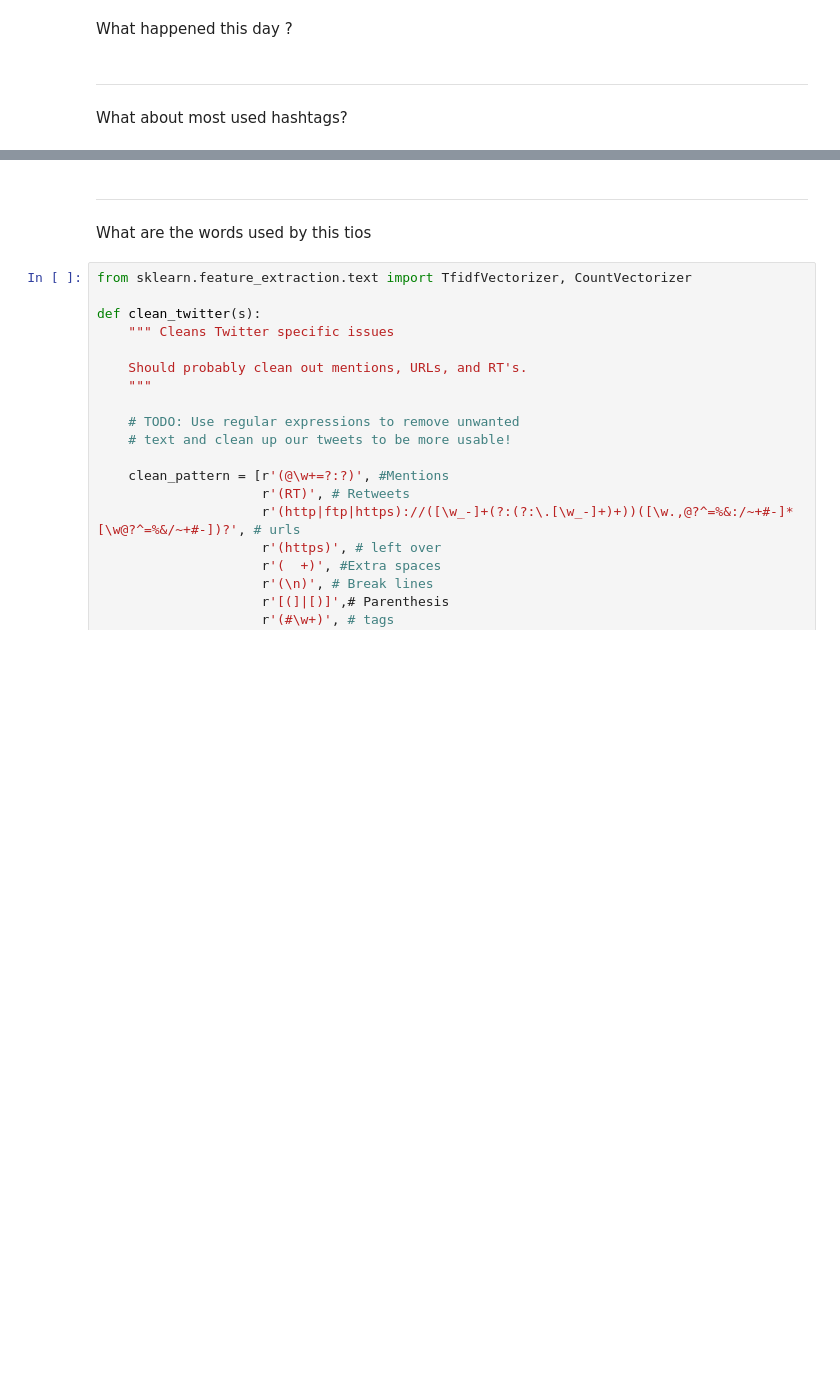
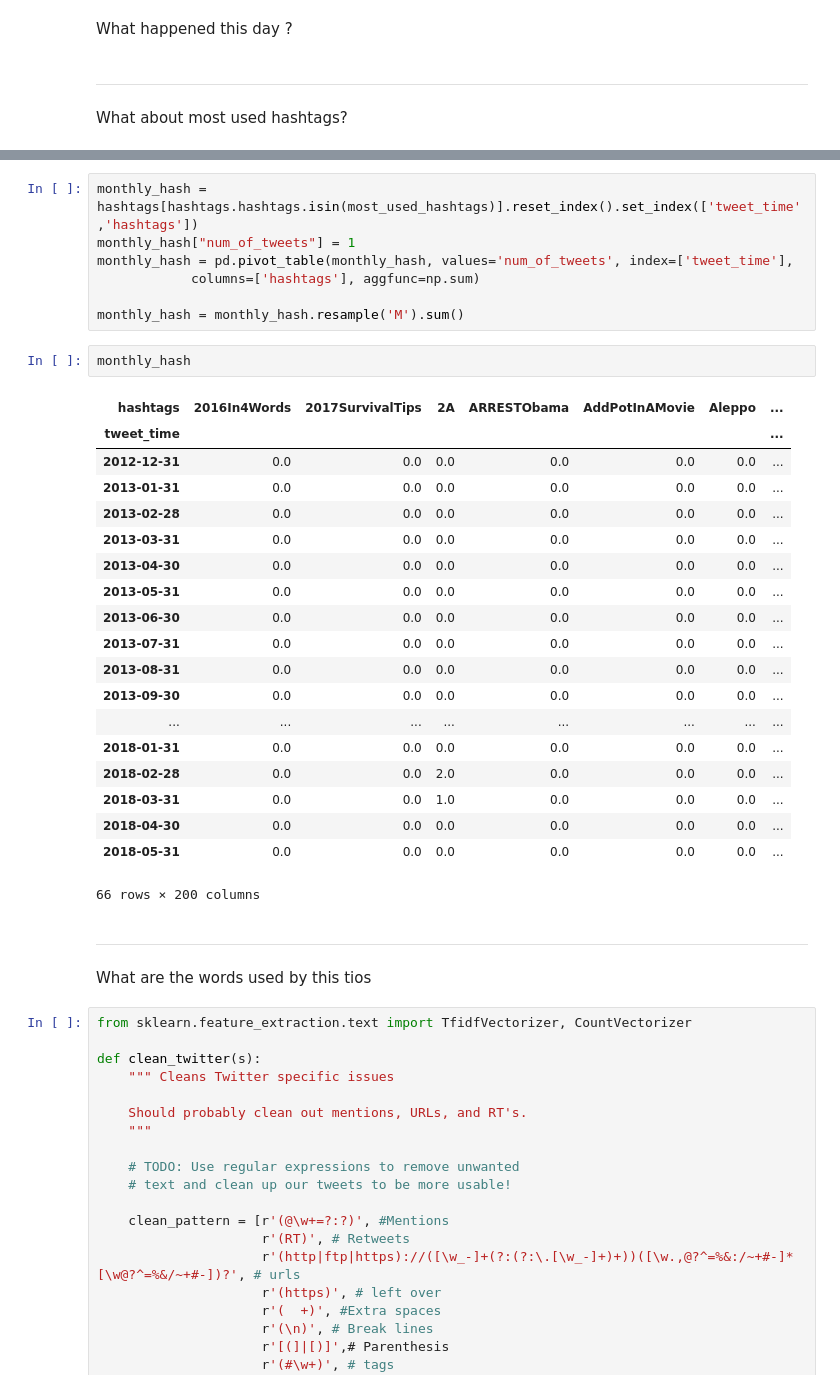
Before and after one commit to jrdmose/BGSE_Text_Mining, a Jupyter notebook: scripts/data_exploration.ipynb, the cells around one changed output, grey strips where cells are left out. Drawn from its saved outputs; the diff is of its cells as text; blank space fills up the shorter version.

```diff
--- a/scripts/data_exploration.ipynb
+++ b/scripts/data_exploration.ipynb
@@ -211,3 +228,32 @@ hashtags2.head()
+# %%
+monthly_hash = hashtags[hashtags.hashtags.isin(most_used_hashtags)].reset_index().set_index(['tweet_time','hashtags'])
+monthly_hash["num_of_tweets"] = 1
+monthly_hash = pd.pivot_table(monthly_hash, values='num_of_tweets', index=['tweet_time'],
+            columns=['hashtags'], aggfunc=np.sum)
+
+monthly_hash = monthly_hash.resample('M').sum()
+# %%
+monthly_hash
+# %% [output]
+| hashtags | 2016In4Words | 2017SurvivalTips | 2A | ARRESTObama | AddPotInAMovie | Aleppo | ... |
+| tweet_time |  |  |  |  |  |  | ... |
+| 2012-12-31 | 0.0 | 0.0 | 0.0 | 0.0 | 0.0 | 0.0 | ... |
+| 2013-01-31 | 0.0 | 0.0 | 0.0 | 0.0 | 0.0 | 0.0 | ... |
+| 2013-02-28 | 0.0 | 0.0 | 0.0 | 0.0 | 0.0 | 0.0 | ... |
+| 2013-03-31 | 0.0 | 0.0 | 0.0 | 0.0 | 0.0 | 0.0 | ... |
+| 2013-04-30 | 0.0 | 0.0 | 0.0 | 0.0 | 0.0 | 0.0 | ... |
+| 2013-05-31 | 0.0 | 0.0 | 0.0 | 0.0 | 0.0 | 0.0 | ... |
+| 2013-06-30 | 0.0 | 0.0 | 0.0 | 0.0 | 0.0 | 0.0 | ... |
+| 2013-07-31 | 0.0 | 0.0 | 0.0 | 0.0 | 0.0 | 0.0 | ... |
+| 2013-08-31 | 0.0 | 0.0 | 0.0 | 0.0 | 0.0 | 0.0 | ... |
+| 2013-09-30 | 0.0 | 0.0 | 0.0 | 0.0 | 0.0 | 0.0 | ... |
+| ... | ... | ... | ... | ... | ... | ... | ... |
+| 2018-01-31 | 0.0 | 0.0 | 0.0 | 0.0 | 0.0 | 0.0 | ... |
+| 2018-02-28 | 0.0 | 0.0 | 2.0 | 0.0 | 0.0 | 0.0 | ... |
+| 2018-03-31 | 0.0 | 0.0 | 1.0 | 0.0 | 0.0 | 0.0 | ... |
+| 2018-04-30 | 0.0 | 0.0 | 0.0 | 0.0 | 0.0 | 0.0 | ... |
+| 2018-05-31 | 0.0 | 0.0 | 0.0 | 0.0 | 0.0 | 0.0 | ... |
+66 rows × 200 columns
 # %% [markdown]
 ---
 # %% [markdown]
```
Also changed, not shown: parts of 10 cells of this notebook.
